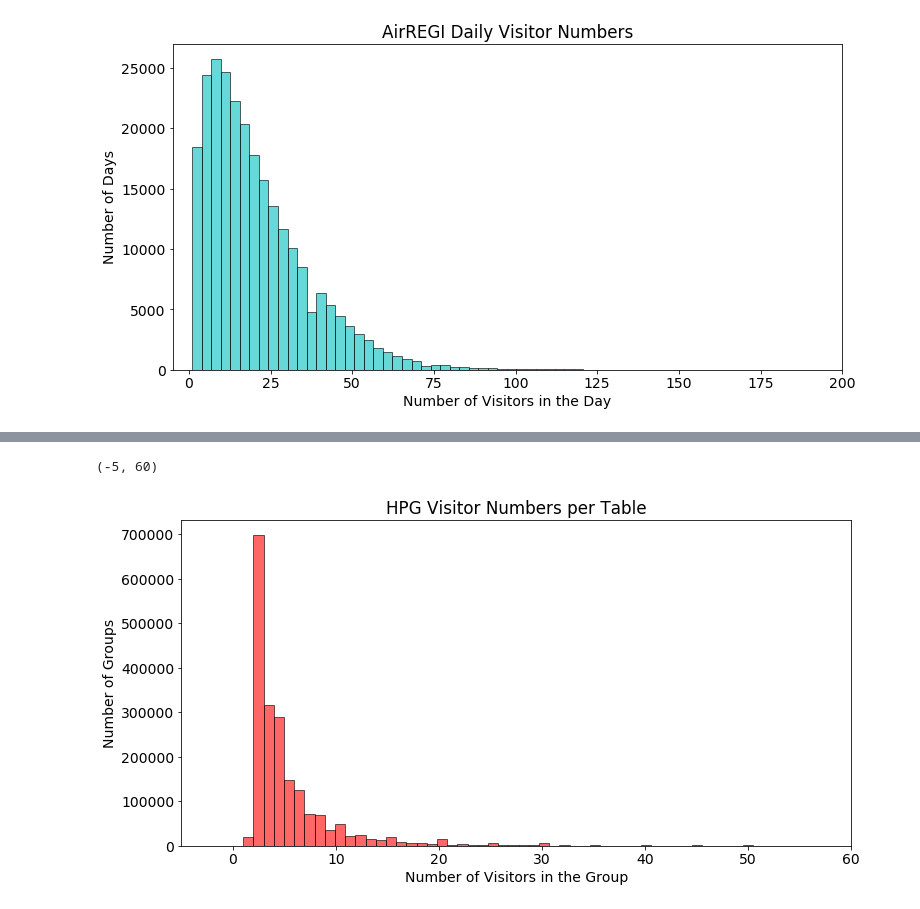
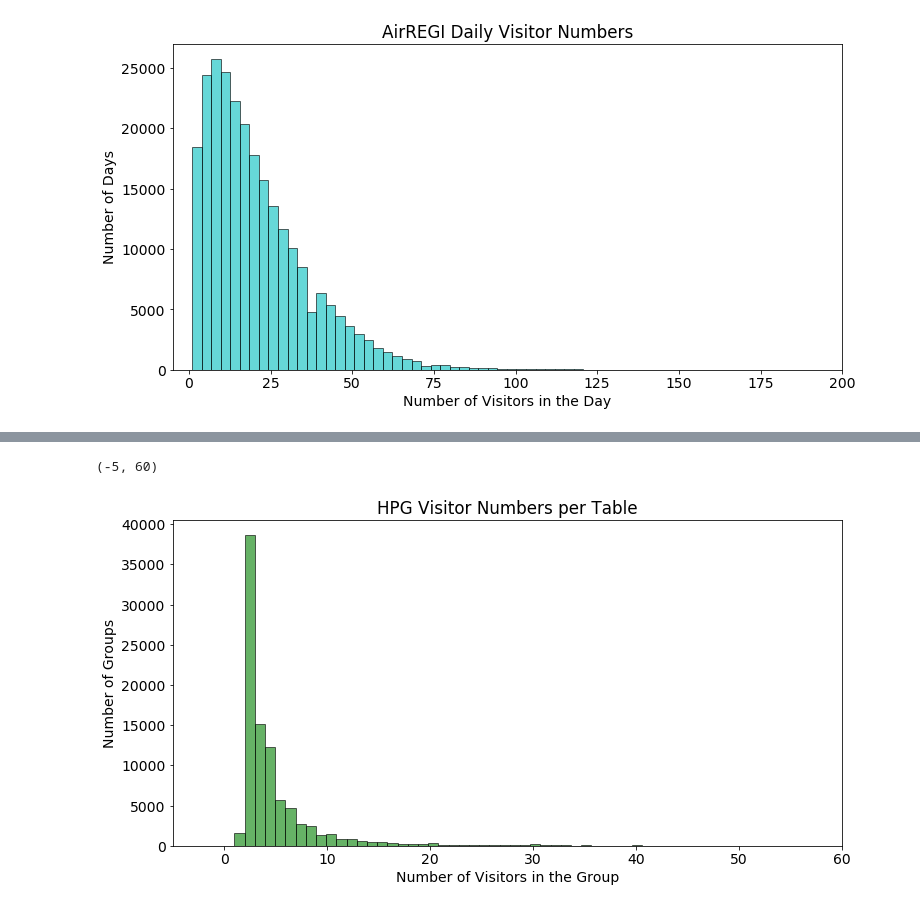
Before and after one commit to adcengiz/japanrestforecast, a Jupyter notebook: thedata.ipynb, the cells around one changed output, grey strips where cells are left out. Drawn from its saved outputs; the diff is of its cells as text; code cells hidden in the pictures.

```diff
--- a/thedata.ipynb
+++ b/thedata.ipynb
@@ -123,13 +151,13 @@ plt.xlim(-5, 200)
 # %%
-## Plot the HPG visitor numbers per reservation
+## Plot the AirREG visitor numbers per reservation
 plt.figure(figsize=(12,6))
-plt.hist(hpg_reserve['reserve_visitors'], bins=100, color='r', alpha=0.6, edgecolor='black')
+plt.hist(air_reserve['reserve_visitors'], bins=100, color='g', alpha=0.6, edgecolor='black')
 plt.rcParams['font.size'] = 14
 plt.title('HPG Visitor Numbers per Table')
 plt.xlabel('Number of Visitors in the Group')
 plt.ylabel('Number of Groups')
 plt.xlim(-5, 60)
 # plt.xticks(np.linspace(0, 60, 30))
 # %% [output]
 (-5, 60)
-[figure, old version]
+[figure, new version]
```
Also changed, not shown: parts of 9 cells of this notebook.
